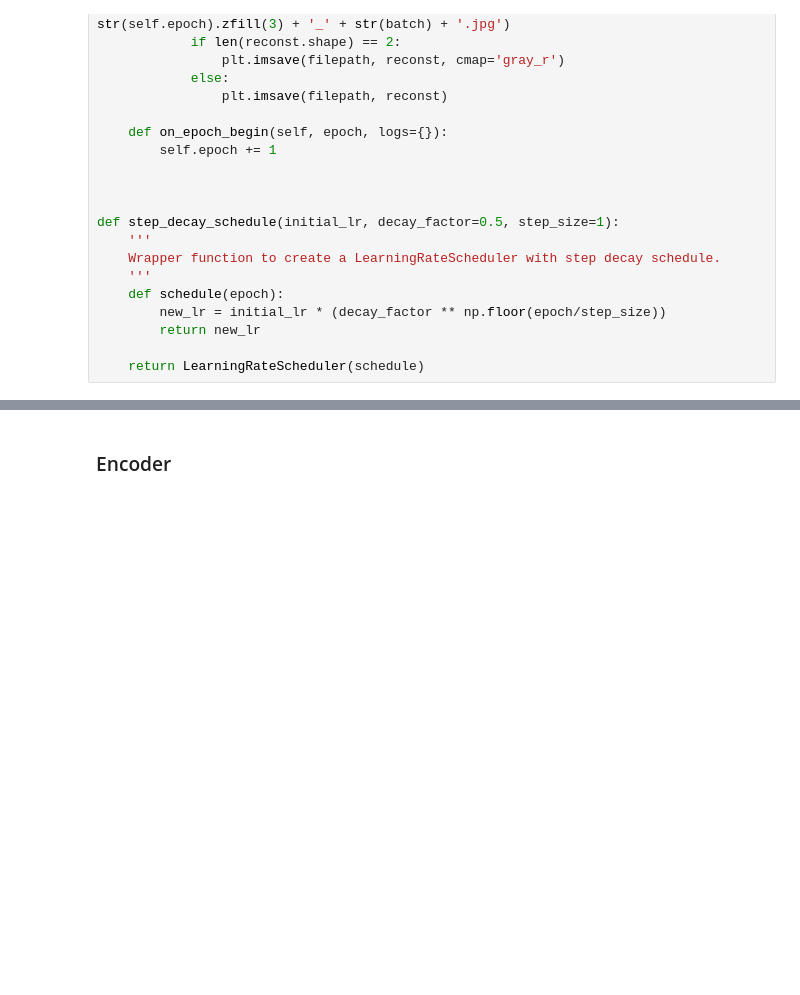
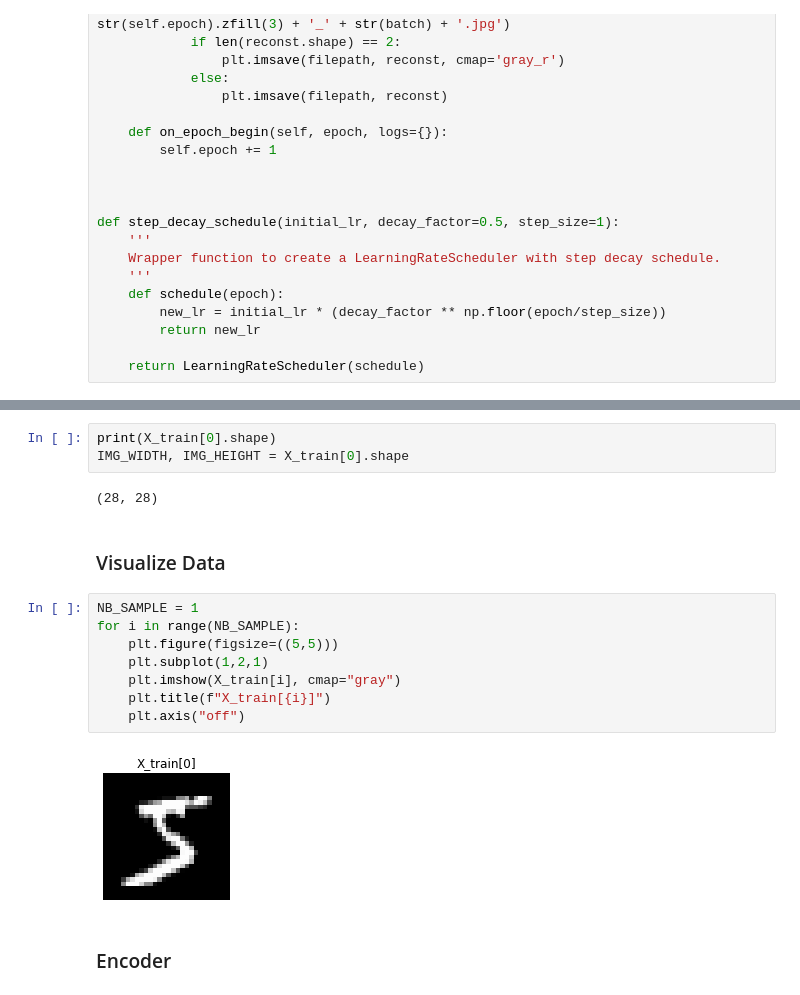
Before and after one commit to FABallemand/a-HiKE, a Jupyter notebook: Deep Generative Models/AE/autoencoder.ipynb, the cells around one changed output, grey strips where cells are left out. Saved outputs shown, nothing was run; the diff lists cells and outputs as text; blank space fills up the shorter version.

```diff
--- a/Deep Generative Models/AE/autoencoder.ipynb
+++ b/Deep Generative Models/AE/autoencoder.ipynb
@@ -71,3 +95,20 @@ def step_decay_schedule(initial_lr, decay_factor=0.5, step_size=1):
+# %%
+print(X_train[0].shape)
+IMG_WIDTH, IMG_HEIGHT = X_train[0].shape
+# %% [output]
+(28, 28)
+# %% [markdown]
+### Visualize Data
+# %%
+NB_SAMPLE = 1
+for i in range(NB_SAMPLE):
+    plt.figure(figsize=((5,5)))
+    plt.subplot(1,2,1)
+    plt.imshow(X_train[i], cmap="gray")
+    plt.title(f"X_train[{i}]")
+    plt.axis("off")
+# %% [output]
+[figure, added]
 # %% [markdown]
 ### Encoder
 # %%
```
Also changed, not shown: parts of 21 cells of this notebook, 7 other files.
